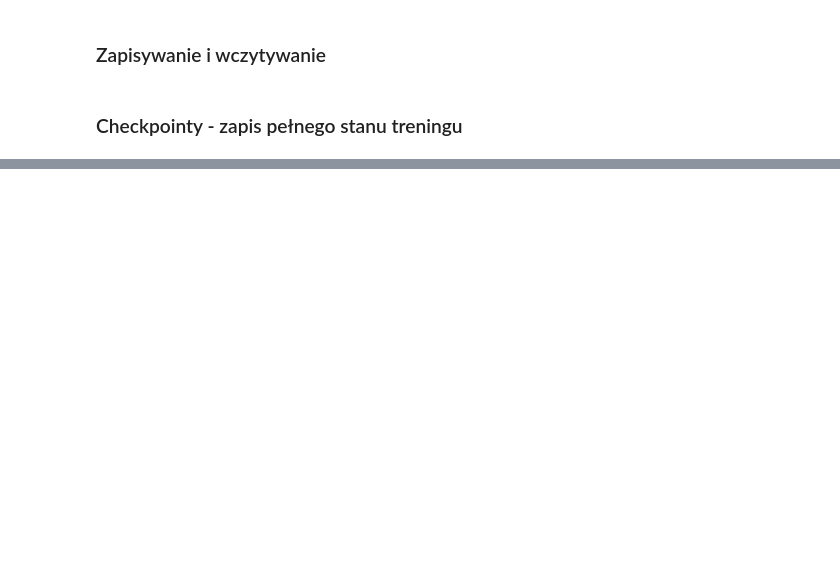
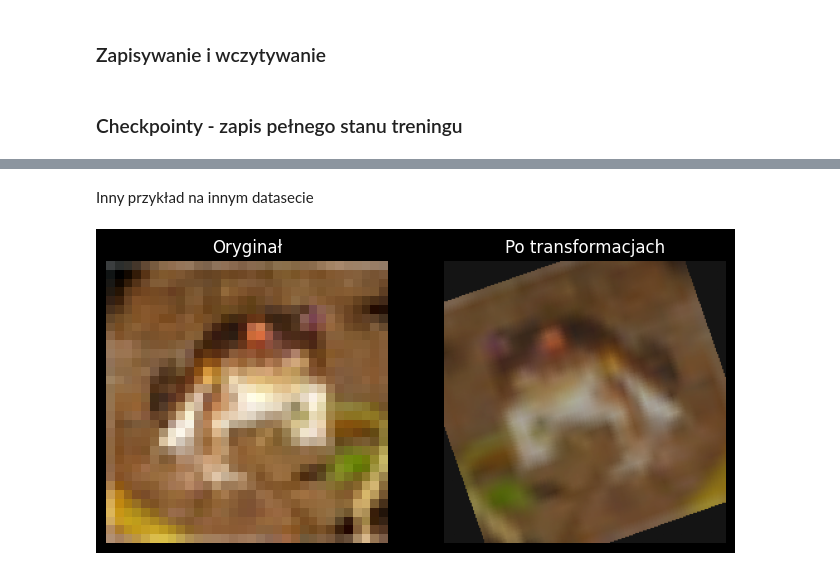
Before and after one commit to Gipsonek123/Project1-PyTorch, a Jupyter notebook: PyTorch.ipynb, the cells around one changed output, grey strips where cells are left out. Cells and saved outputs as stored; diff of their text form; code cells hidden in the pictures; blank space fills up the shorter version.

```diff
--- a/PyTorch.ipynb
+++ b/PyTorch.ipynb
@@ -380,0 +710,35 @@ Wznowiono od epoki 50, ostatni loss: 7.2645
+# %% [markdown]
+Inny przykład na innym datasecie
+# %%
+raw_dataset = datasets.CIFAR10(
+    root="data",
+    train=True,
+    download=True
+)
+
+image, label = raw_dataset[0]
+
+visible_transform = v2.Compose([
+    v2.Resize((224, 224)),
+    v2.RandomHorizontalFlip(p=1.0),
+    v2.RandomRotation(degrees=25),
+    v2.ColorJitter(brightness=0.5, contrast=0.5, saturation=0.5),
+    v2.ToImage(),
+    v2.ToDtype(torch.float32, scale=True)
+])
+
+transformed_image = visible_transform(image)
+
+fig, axes = plt.subplots(1, 2, figsize=(8, 4))
+
+axes[0].imshow(image) # obraz typu PIL Image
+axes[0].set_title("Oryginał")
+axes[0].axis("off")
+
+axes[1].imshow(transformed_image.permute(1, 2, 0))  # permute bo PyTorch trzyma obrazy jako (C, H, W) a matplotlib chce (H,W,C)
+axes[1].set_title("Po transformacjach")
+axes[1].axis("off")
+
+plt.show()
+# %% [output]
+[figure, added]
```
Also changed, not shown: parts of 71 cells of this notebook, 1 other file.
